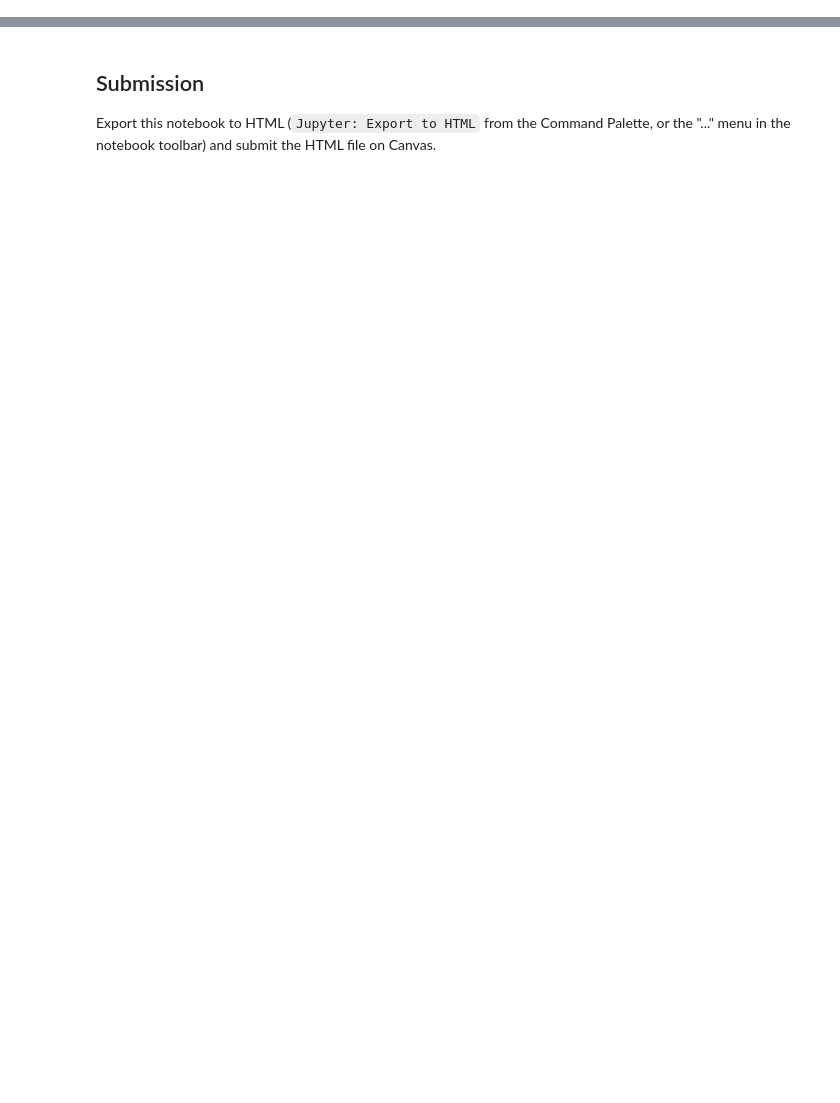
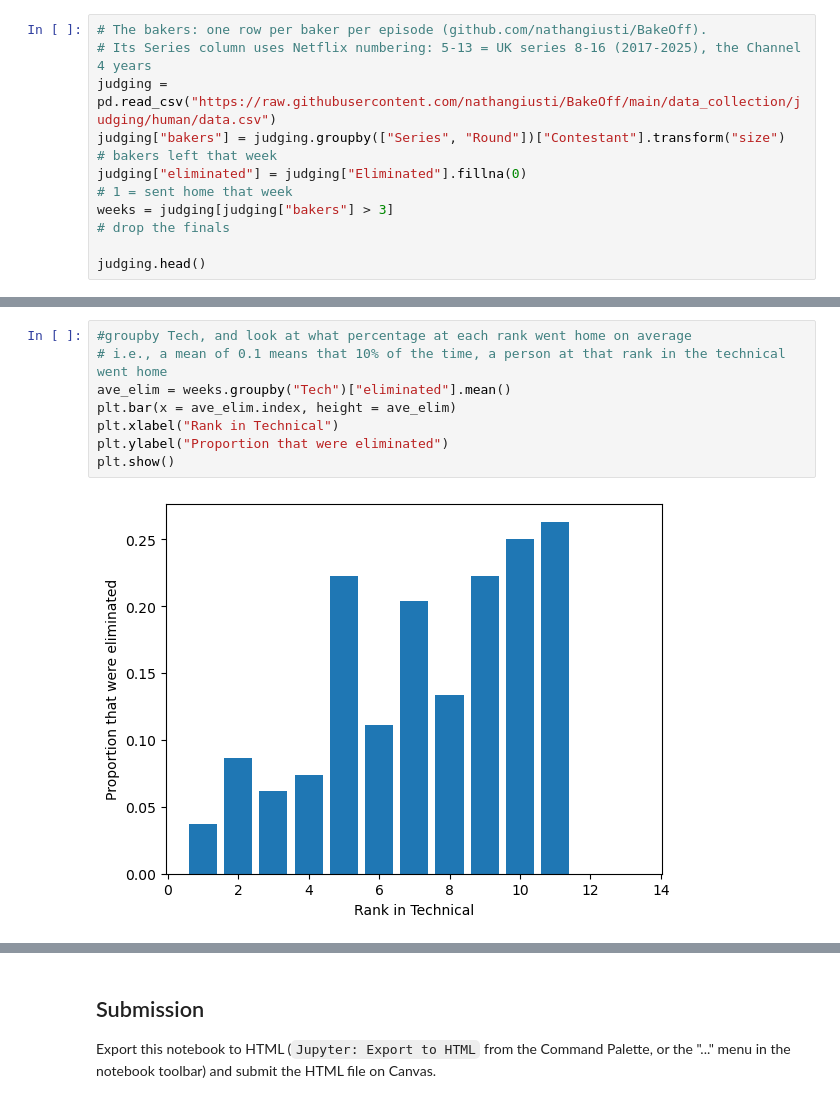
Before and after one commit to smgroves/DS2003, a Jupyter notebook: Labs/Lab10/Lab10_blank_annotation.ipynb, the cells around one changed output, grey strips where cells are left out. Cells and saved outputs as stored; diff of their text form; blank space fills up the shorter version.

```diff
--- a/Labs/Lab10/Lab10_blank_annotation.ipynb
+++ b/Labs/Lab10/Lab10_blank_annotation.ipynb
@@ -177,0 +66,9 @@ Pick a static chart you plan to use in your **Project 2** notebook's About secti
+# %%
+# The bakers: one row per baker per episode (github.com/nathangiusti/BakeOff).
+# Its Series column uses Netflix numbering: 5-13 = UK series 8-16 (2017-2025), the Channel 4 years
+judging = pd.read_csv("https://raw.githubusercontent.com/nathangiusti/BakeOff/main/data_collection/judging/human/data.csv")
+judging["bakers"] = judging.groupby(["Series", "Round"])["Contestant"].transform("size")   # bakers left that week
+judging["eliminated"] = judging["Eliminated"].fillna(0)                                    # 1 = sent home that week
+weeks = judging[judging["bakers"] > 3]                                                     # drop the finals
+
+judging.head()
@@ -177,0 +109,10 @@ Pick a static chart you plan to use in your **Project 2** notebook's About secti
+# %%
+#groupby Tech, and look at what percentage at each rank went home on average
+# i.e., a mean of 0.1 means that 10% of the time, a person at that rank in the technical went home
+ave_elim = weeks.groupby("Tech")["eliminated"].mean()
+plt.bar(x = ave_elim.index, height = ave_elim)
+plt.xlabel("Rank in Technical")
+plt.ylabel("Proportion that were eliminated")
+plt.show()
+# %% [output]
+[figure, added]
```
Also changed, not shown: parts of 62 cells of this notebook.
